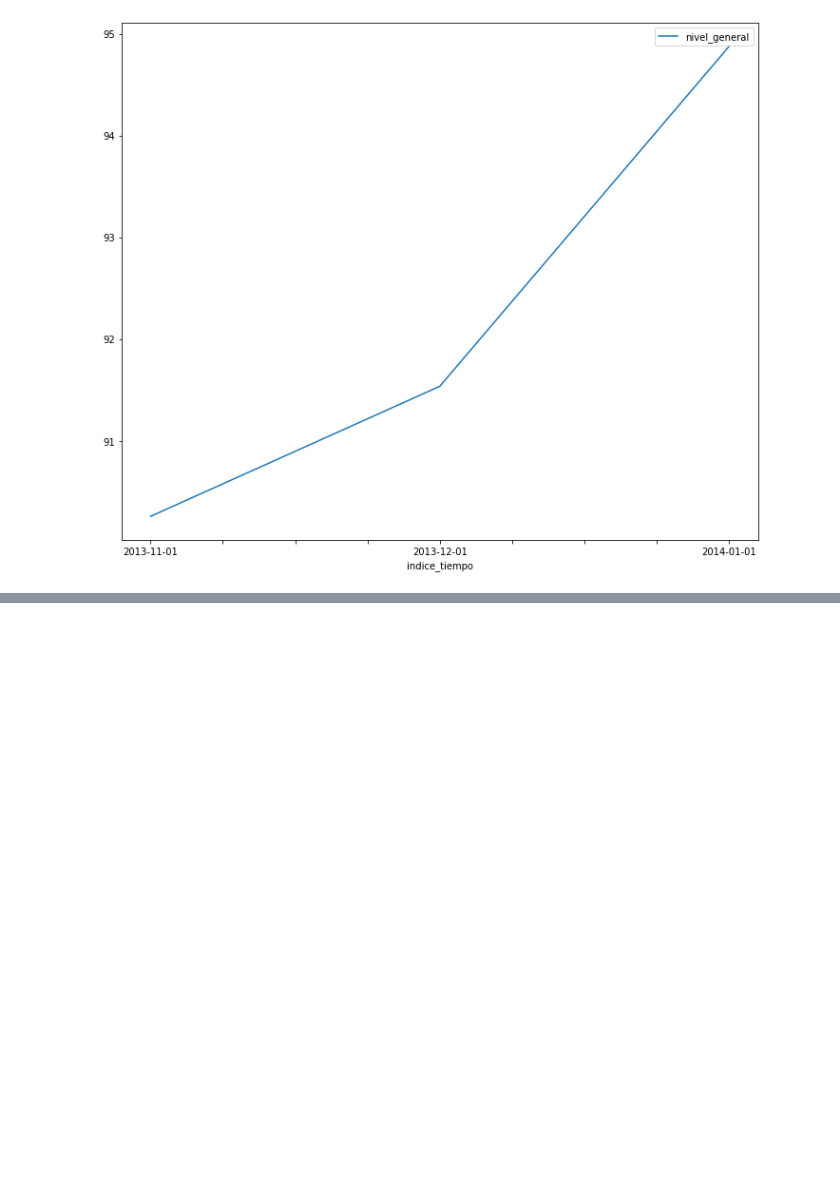
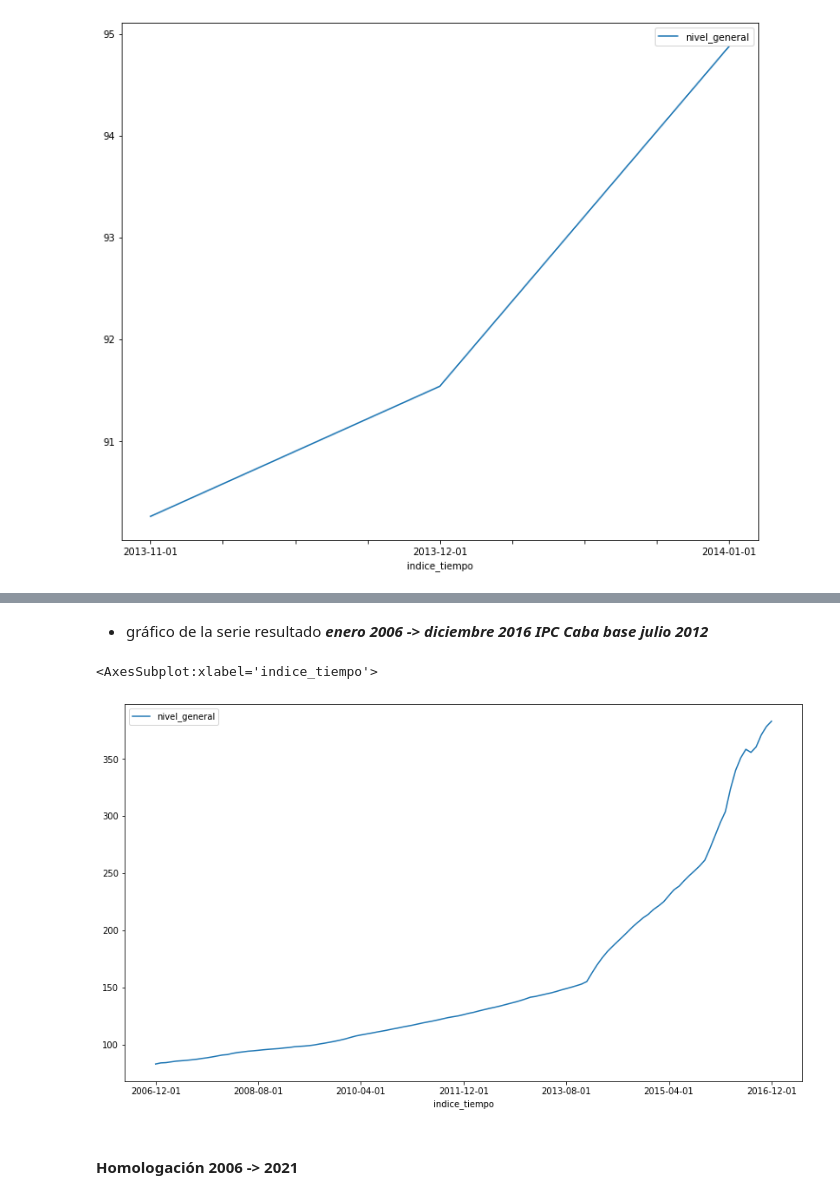
Before and after one commit to SouthGlitch/presupuesto-educativo, a Jupyter notebook: ipc.ipynb, the cells around one changed output, grey strips where cells are left out. Cells and saved outputs as stored; diff of their text form; code cells hidden in the pictures; blank space fills up the shorter version.

```diff
--- a/ipc.ipynb
+++ b/ipc.ipynb
@@ -187,0 +479,3 @@ ipc_06_to_15_base_oct13sept14.tail(1)
+# %%
+ipc_caba_13_16 = ipc_caba_base_jul12_ng.loc["2013-12-01":"2016-12-01"] #alias
+ipc_caba_13_16
@@ -187,0 +501,9 @@ ipc_06_to_15_base_oct13sept14.tail(1)
+# %%
+base_indec = ipc_indec_06_13.loc["2013-12-01"].at["nivel_general"]
+base_caba = ipc_caba_13_16.loc["2013-12-01"].at["nivel_general"]
+coeficiente_empalme = base_caba/base_indec
+print(f"""
+base caba julio 2012:   {base_caba}
+base indec abril 2008:  {base_indec}
+coeficiente de empalme: {coeficiente_empalme}
+""")
@@ -187,0 +516,2 @@ ipc_06_to_15_base_oct13sept14.tail(1)
+# %%
+tmp = ipc_indec_06_13.apply(lambda x: x * coeficiente_empalme)
@@ -187,0 +539,2 @@ ipc_06_to_15_base_oct13sept14.tail(1)
+# %%
+ipc_06_to_16_base_CABAjul12 = pd.concat([tmp, ipc_caba_13_16]).drop_duplicates()
@@ -187,0 +560,9 @@ ipc_06_to_15_base_oct13sept14.tail(1)
+# %% [markdown]
+* gráfico de la serie resultado ***enero 2006 -> diciembre 2016 IPC Caba base julio 2012***
+# %%
+ipc_06_to_16_base_CABAjul12.plot(figsize=(14, 8))
+# %% [output]
+<AxesSubplot:xlabel='indice_tiempo'>
+[figure, added]
+# %% [markdown]
+#### Homologación 2006 -> 2021
```
Also changed, not shown: parts of 119 cells of this notebook, 5 other files.
